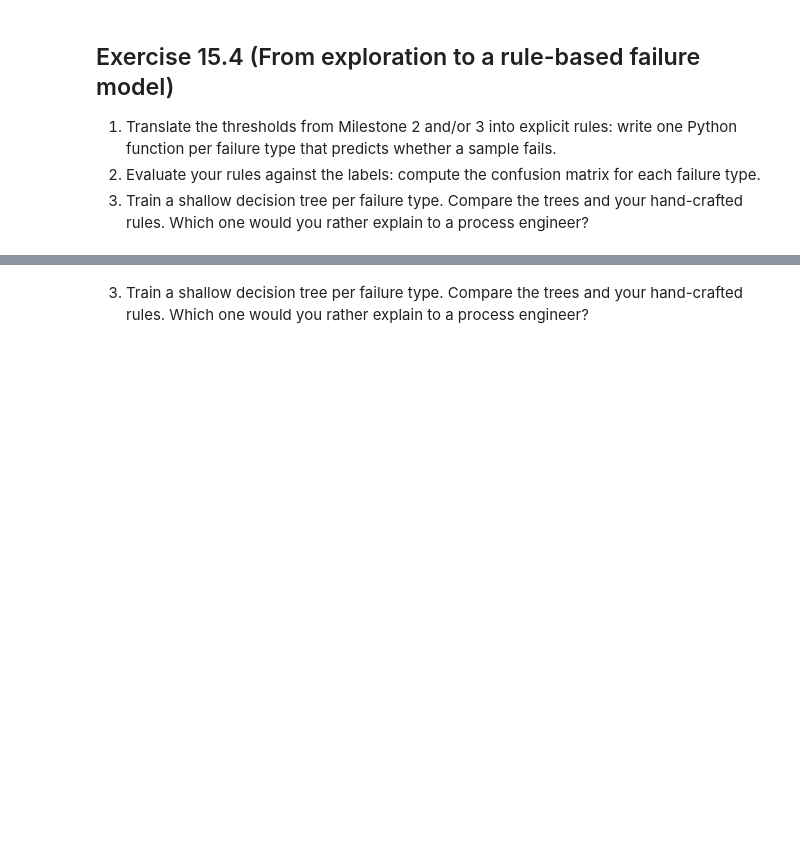
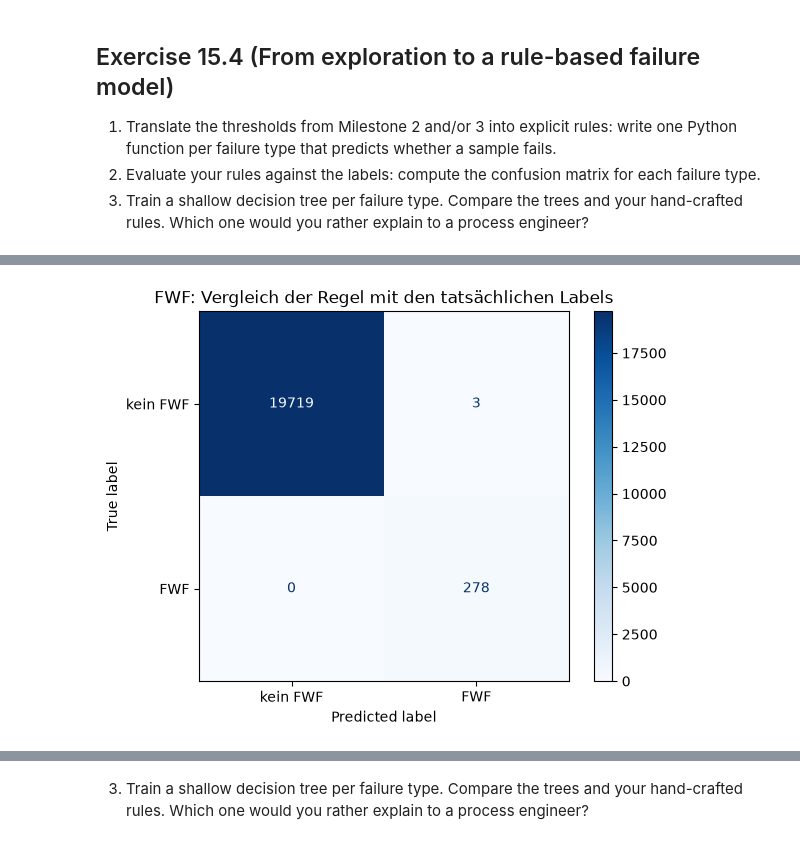
Before and after one commit to Dabro65/Industrial_Datascience, a Jupyter notebook: Tasks/15 Self study - Session 2/Exercise_15.4.ipynb, the cells around one changed output, grey strips where cells are left out. Saved outputs shown, nothing was run; the diff lists cells and outputs as text; code cells hidden in the pictures; blank space fills up the shorter version.

```diff
--- a/Tasks/15 Self study - Session 2/Exercise_15.4.ipynb
+++ b/Tasks/15 Self study - Session 2/Exercise_15.4.ipynb
@@ -8,0 +102,37 @@
+# %%
+# FWF vorhersagen
+def predict_fwf(row):
+    # Definiere die Grenzwerte für Schnittgeschwindigkeit und Vorschubrate basierend auf dem Material
+    limits = {
+        "K": (16.7, 149),
+        "P": (22.0, 127),
+        "N": (29.7, 206)
+    }
+
+    cutting_limit, feed_limit = limits[row["Material"]]
+
+    return int(
+        row["Cutting speed vc [m/min]"] <= cutting_limit    # Geringe Schnittgeschwindigkeit (≤ Grenzwert für das jeweilige Material) führt zu FWF
+        and row["Feed rate vf [mm/min]"] >= feed_limit      # Hohe Vorschubrate (≥ Grenzwert für das jeweilige Material) führt zu FWF
+    )
+
+
+df["FWF_pred"] = df.apply(predict_fwf, axis=1)
+
+
+# Anwenden der Regel
+cm = confusion_matrix(
+    df["FWF"],
+    df["FWF_pred"],
+    labels=[0, 1]
+)
+
+ConfusionMatrixDisplay(
+    confusion_matrix=cm,
+    display_labels=["kein FWF", "FWF"]
+).plot(cmap="Blues", values_format="d")
+
+plt.title("FWF: Vergleich der Regel mit den tatsächlichen Labels")
+plt.show()
+# %% [output]
+[figure, added]
```
Also changed, not shown: parts of 12 cells of this notebook, 1 other file.
